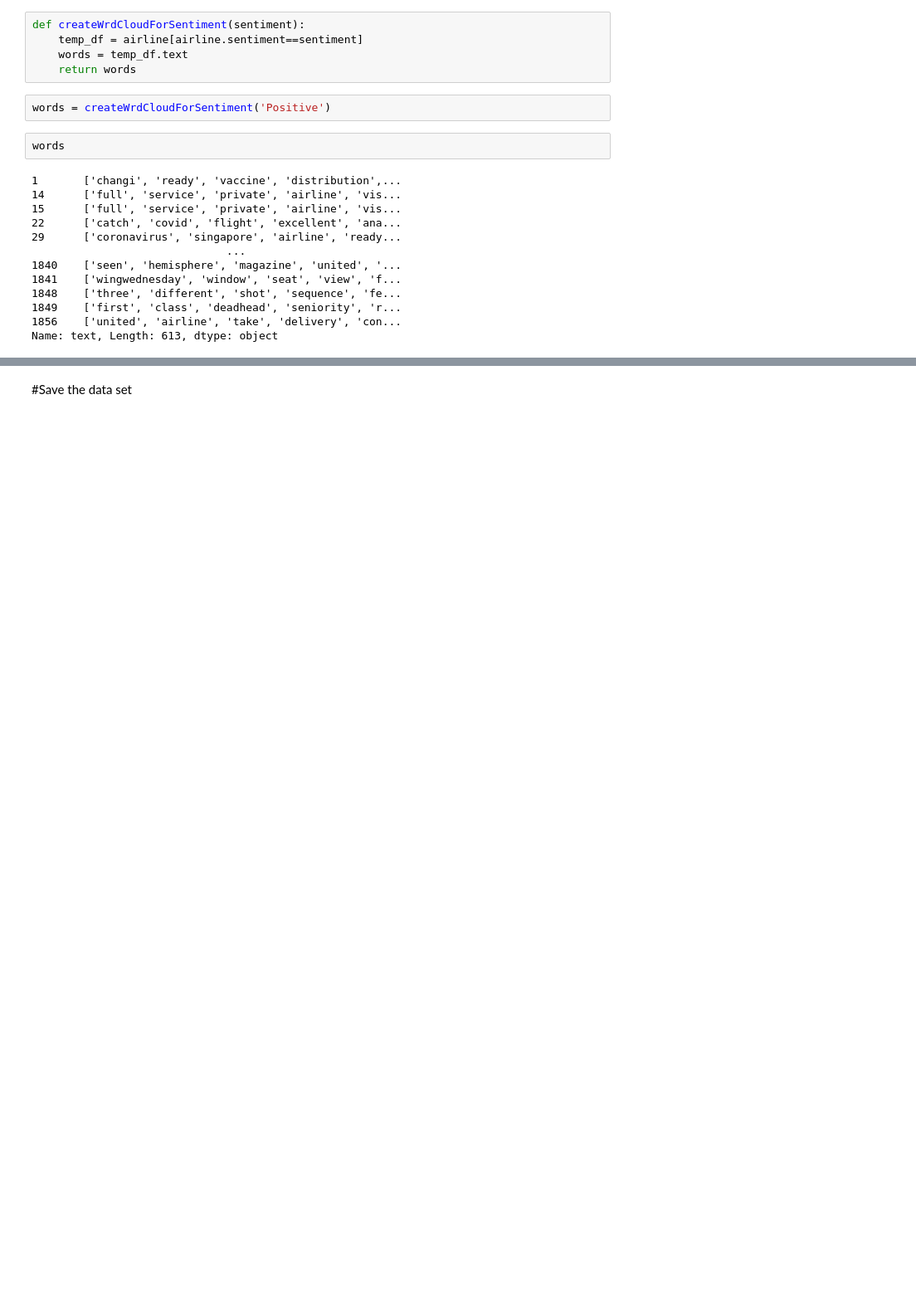
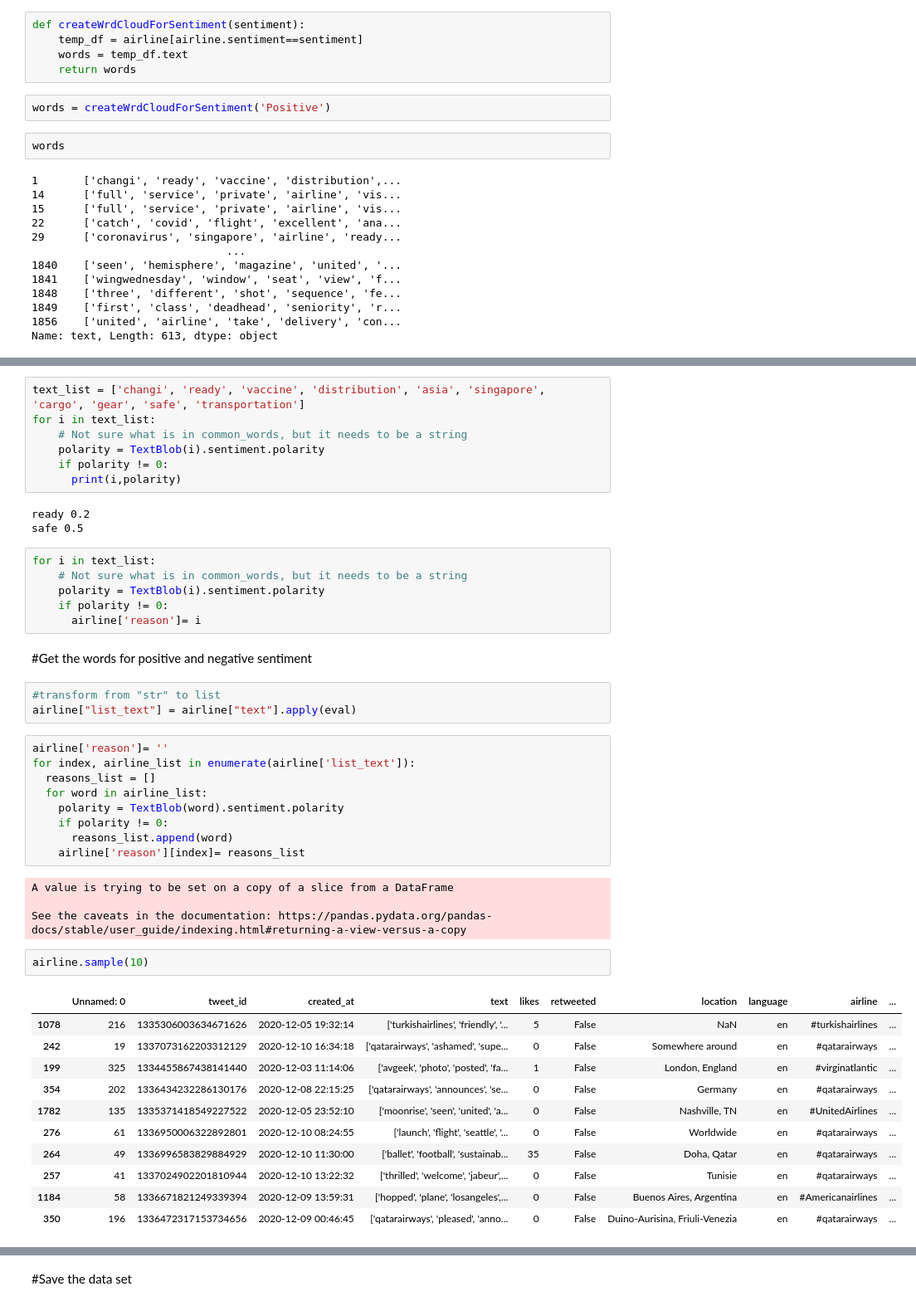
Before and after one commit to buthaina279/DS_Capstone_NLP, a Jupyter notebook: classify.ipynb, the cells around one changed output, grey strips where cells are left out. Shown: that part at 83% size. Saved outputs shown, nothing was run; the diff lists cells and outputs as text; blank space fills up the shorter version.

```diff
--- a/classify.ipynb
+++ b/classify.ipynb
@@ -220,0 +312,48 @@ Name: text, Length: 613, dtype: object
+# %%
+text_list = ['changi', 'ready', 'vaccine', 'distribution', 'asia', 'singapore', 'cargo', 'gear', 'safe', 'transportation']
+for i in text_list:
+    # Not sure what is in common_words, but it needs to be a string
+    polarity = TextBlob(i).sentiment.polarity
+    if polarity != 0:
+      print(i,polarity)
+# %% [output]
+ready 0.2
+safe 0.5
+# %%
+for i in text_list:
+    # Not sure what is in common_words, but it needs to be a string
+    polarity = TextBlob(i).sentiment.polarity
+    if polarity != 0:
+      airline['reason']= i
+# %% [markdown]
+#Get the words for positive and negative sentiment
+# %%
+#transform from "str" to list
+airline["list_text"] = airline["text"].apply(eval)
+# %%
+airline['reason']= ''
+for index, airline_list in enumerate(airline['list_text']):
+  reasons_list = []
+  for word in airline_list:
+    polarity = TextBlob(word).sentiment.polarity
+    if polarity != 0:
+      reasons_list.append(word)
+    airline['reason'][index]= reasons_list
+# %% [output]
+A value is trying to be set on a copy of a slice from a DataFrame
+
+See the caveats in the documentation: https://pandas.pydata.org/pandas-docs/stable/user_guide/indexing.html#returning-a-view-versus-a-copy
+# %%
+airline.sample(10)
+# %% [output]
+|  | Unnamed: 0 | tweet_id | created_at | text | likes | retweeted | location | language | airline | ... |
+| 1078 | 216 | 1335306003634671626 | 2020-12-05 19:32:14 | ['turkishairlines', 'friendly', '... | 5 | False | NaN | en | #turkishairlines | ... |
+| 242 | 19 | 1337073162203312129 | 2020-12-10 16:34:18 | ['qatarairways', 'ashamed', 'supe... | 0 | False | Somewhere around | en | #qatarairways | ... |
+| 199 | 325 | 1334455867438141440 | 2020-12-03 11:14:06 | ['avgeek', 'photo', 'posted', 'fa... | 1 | False | London, England | en | #virginatlantic | ... |
+| 354 | 202 | 1336434232286130176 | 2020-12-08 22:15:25 | ['qatarairways', 'announces', 'se... | 0 | False | Germany | en | #qatarairways | ... |
+| 1782 | 135 | 1335371418549227522 | 2020-12-05 23:52:10 | ['moonrise', 'seen', 'united', 'a... | 0 | False | Nashville, TN | en | #UnitedAirlines | ... |
+| 276 | 61 | 1336950006322892801 | 2020-12-10 08:24:55 | ['launch', 'flight', 'seattle', '... | 0 | False | Worldwide | en | #qatarairways | ... |
+| 264 | 49 | 1336996583829884929 | 2020-12-10 11:30:00 | ['ballet', 'football', 'sustainab... | 35 | False | Doha, Qatar | en | #qatarairways | ... |
+| 257 | 41 | 1337024902201810944 | 2020-12-10 13:22:32 | ['thrilled', 'welcome', 'jabeur',... | 0 | False | Tunisie | en | #qatarairways | ... |
+| 1184 | 58 | 1336671821249339394 | 2020-12-09 13:59:31 | ['hopped', 'plane', 'losangeles',... | 0 | False | Buenos Aires, Argentina | en | #Americanairlines | ... |
+| 350 | 196 | 1336472317153734656 | 2020-12-09 00:46:45 | ['qatarairways', 'pleased', 'anno... | 0 | False | Duino-Aurisina, Friuli-Venezia | en | #qatarairways | ... |
```
Also changed, not shown: parts of 19 cells of this notebook.
